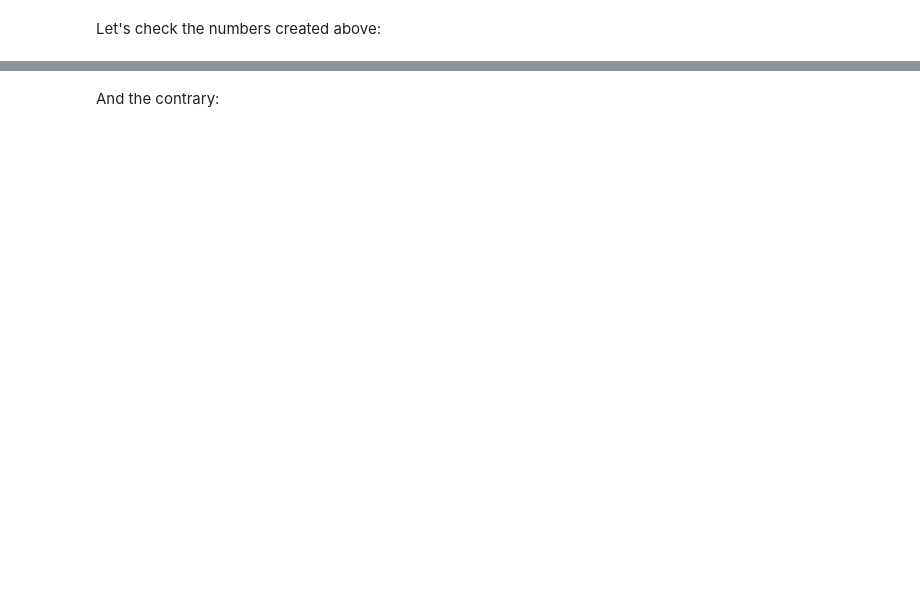
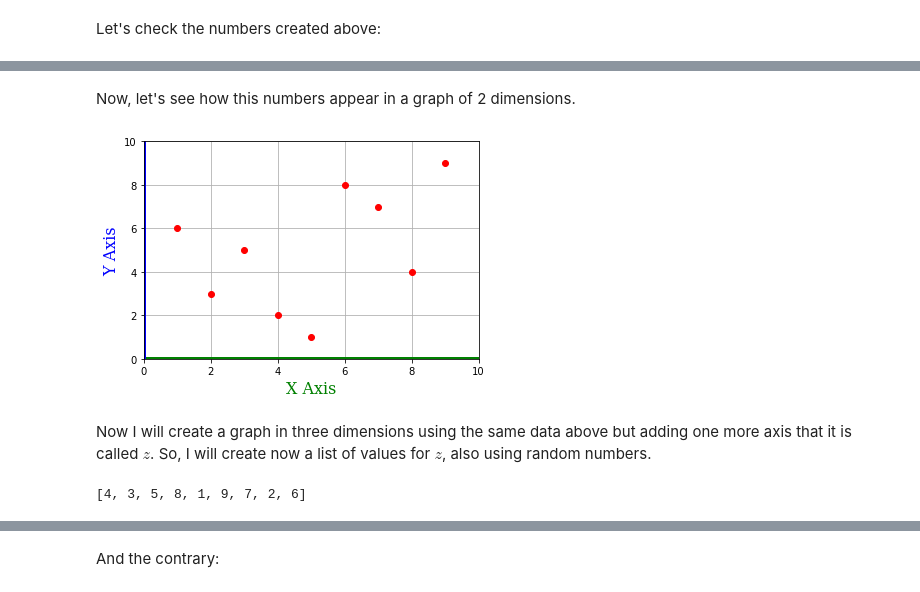
Before and after one commit to raquelsilva/programming_for_teens, a Jupyter notebook: Integers.ipynb, the cells around one changed output, grey strips where cells are left out. Cells and saved outputs as stored; diff of their text form; code cells hidden in the pictures; blank space fills up the shorter version.

```diff
--- a/Integers.ipynb
+++ b/Integers.ipynb
@@ -54,0 +27,37 @@ Now, I will replace x and y by the two sets created above:
+# %% [markdown]
+Now, let's see how this numbers appear in a graph of 2 dimensions.
+# %%
+import matplotlib.pyplot as plt
+
+fig, ax = plt.subplots()
+
+font1 = {'family': 'serif',                # set the color of the text
+        'color':  'green',
+        'weight': 'normal',
+        'size': 16,
+        }
+
+font2 = {'family': 'serif',                # set the color of the text
+        'color':  'blue',
+        'weight': 'normal',
+        'size': 16,
+        }
+
+ax.set_ylim(0, 10)                      # set the maximum and minimum values for the y axis
+ax.set_xlim(0, 10)                      # set the maximum and minimum values for the x axis
+
+plt.xlabel('X Axis', fontdict=font1)       # Text to identify the axis
+plt.ylabel('Y Axis', fontdict=font2)       # Text to identify the axis
+
+ax.grid(True)                             # Add internal lines in the graph
+
+ax.axhline(linewidth=4, color="g")        # inc. width of x-axis and color it green
+ax.axvline(linewidth=4, color="b")        # inc. width of y-axis and color it red
+
+plt.plot(x, y, 'ro')                      # plots the values of x and y and use the marker in red color
+
+plt.show()
+# %% [output]
+[figure, added]
+# %% [markdown]
+Now I will create a graph in three dimensions using the same data above but adding one more axis that it is called $z$. So, I will create now a list of values for $z$, also using random numbers.
@@ -54,0 +66,4 @@ Now, I will replace x and y by the two sets created above:
+# %%
+print z
+# %% [output]
+[4, 3, 5, 8, 1, 9, 7, 2, 6]
```
Also changed, not shown: parts of 35 cells of this notebook.
